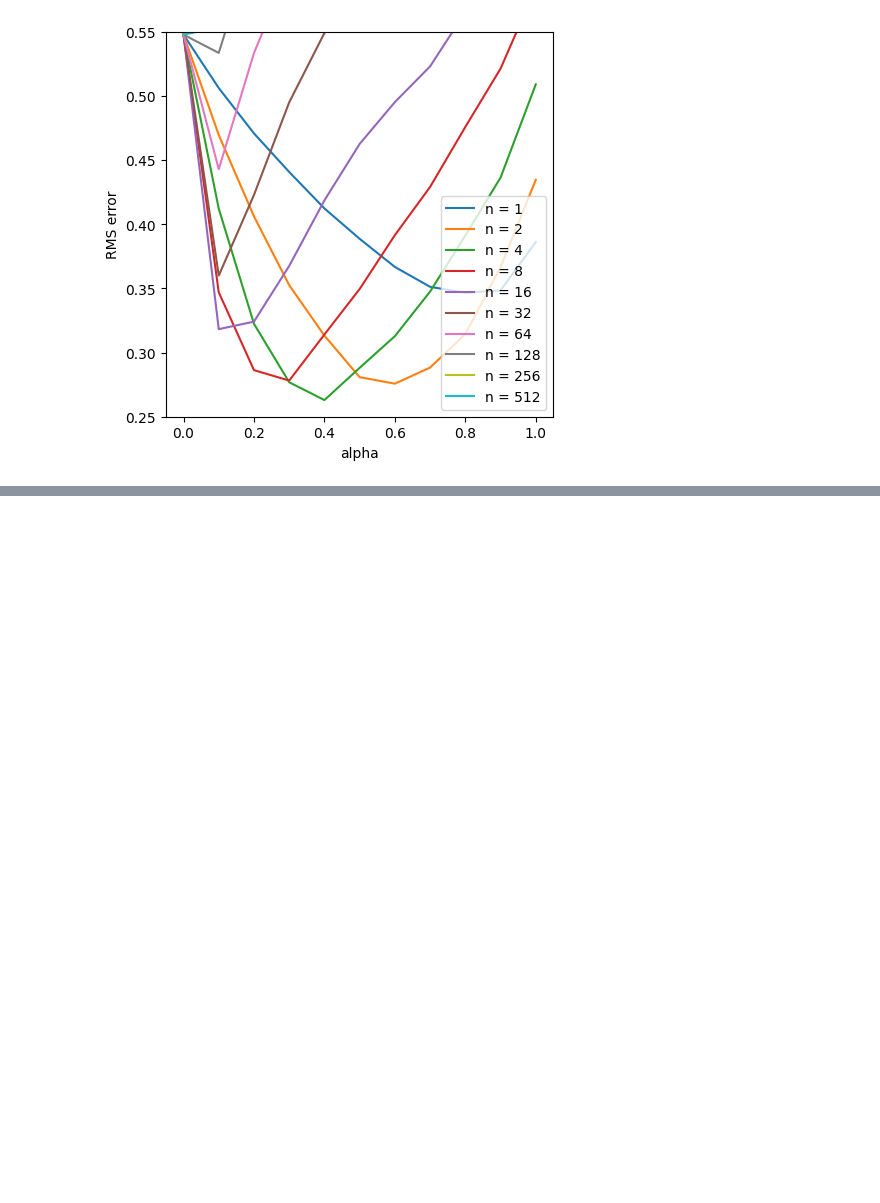
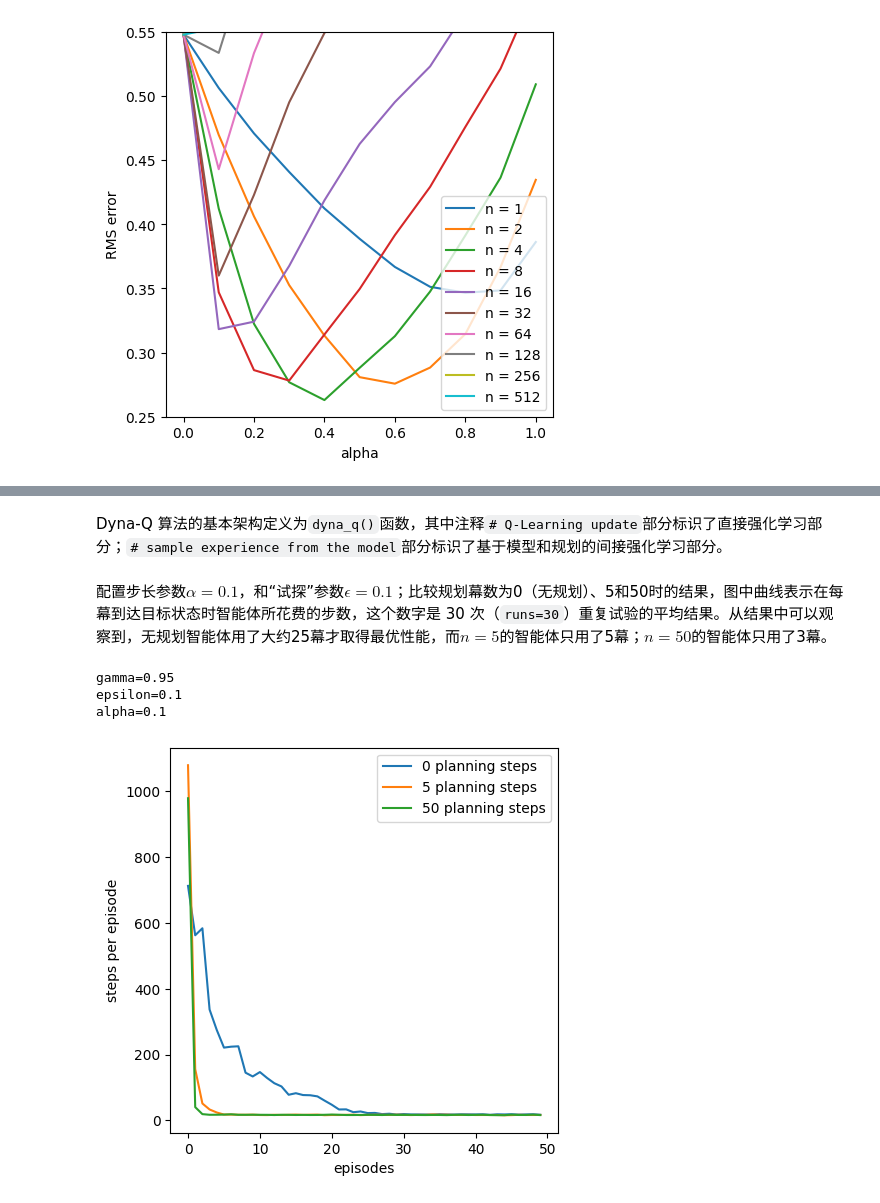
Before and after one commit to richieBao/USDA_special_study, a Jupyter notebook: code/3.9-强化学习.ipynb, the cells around one changed output, grey strips where cells are left out. Drawn from its saved outputs; the diff is of its cells as text; code cells hidden in the pictures; blank space fills up the shorter version.

```diff
--- a/code/3.9-强化学习.ipynb
+++ b/code/3.9-强化学习.ipynb
@@ -1496,0 +1493,2 @@ b
+# %% [markdown]
+Dyna-Q 算法的基本架构定义为`dyna_q()`函数，其中注释`# Q-Learning update`部分标识了直接强化学习部分；`# sample experience from the model`部分标识了基于模型和规划的间接强化学习部分。
@@ -1496,0 +1536,13 @@ b
+# %% [markdown]
+配置步长参数$\alpha=0.1$，和“试探”参数$\epsilon=0.1$；比较规划幕数为0（无规划）、5和50时的结果，图中曲线表示在每幕到达目标状态时智能体所花费的步数，这个数字是 30 次（`runs=30`）重复试验的平均结果。从结果中可以观察到，无规划智能体用了大约25幕才取得最优性能，而$n=5$的智能体只用了5幕；$n=50$的智能体只用了3幕。
+# %%
+dynaParams=chapter08.DynaParams()
+print(f'gamma={dynaParams.gamma}\nepsilon={dynaParams.epsilon}\nalpha={dynaParams.alpha}')
+# %% [output]
+gamma=0.95
+epsilon=0.1
+alpha=0.1
+# %%
+chapter08.figure_8_2(runs = 30,episodes = 50,planning_steps = [0, 5, 50])
+# %% [output]
+[figure, added]
```
Also changed, not shown: parts of 37 cells of this notebook, 11 other files.
